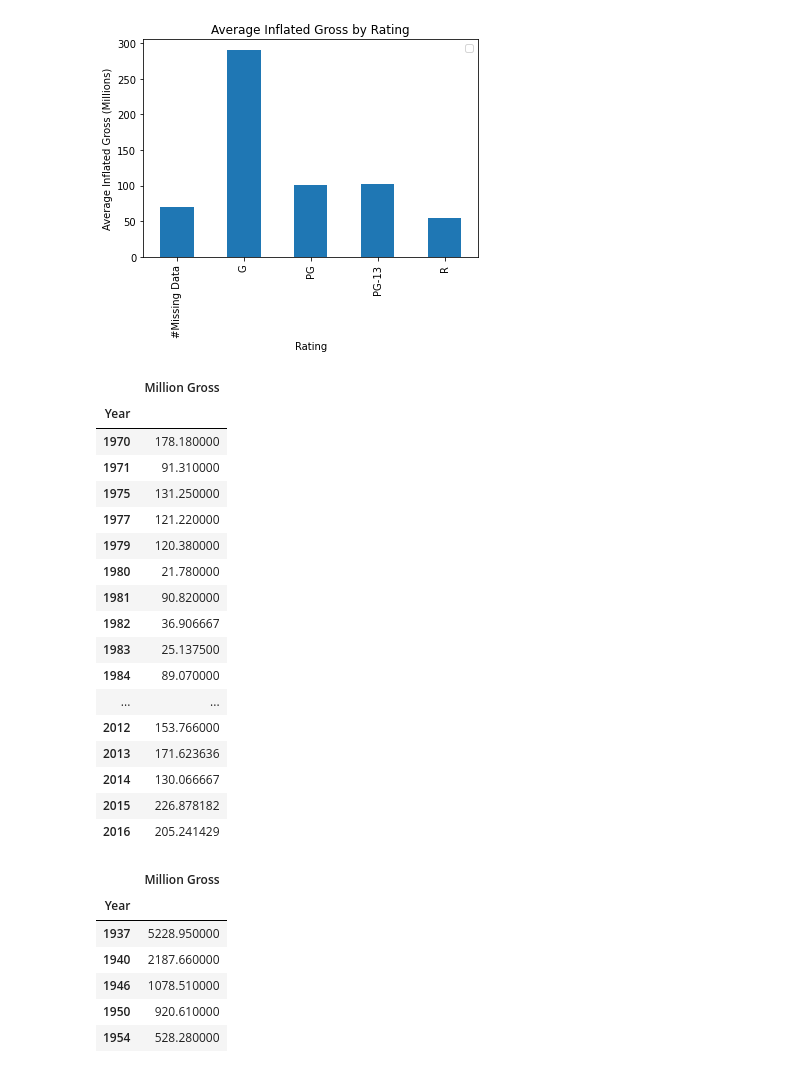
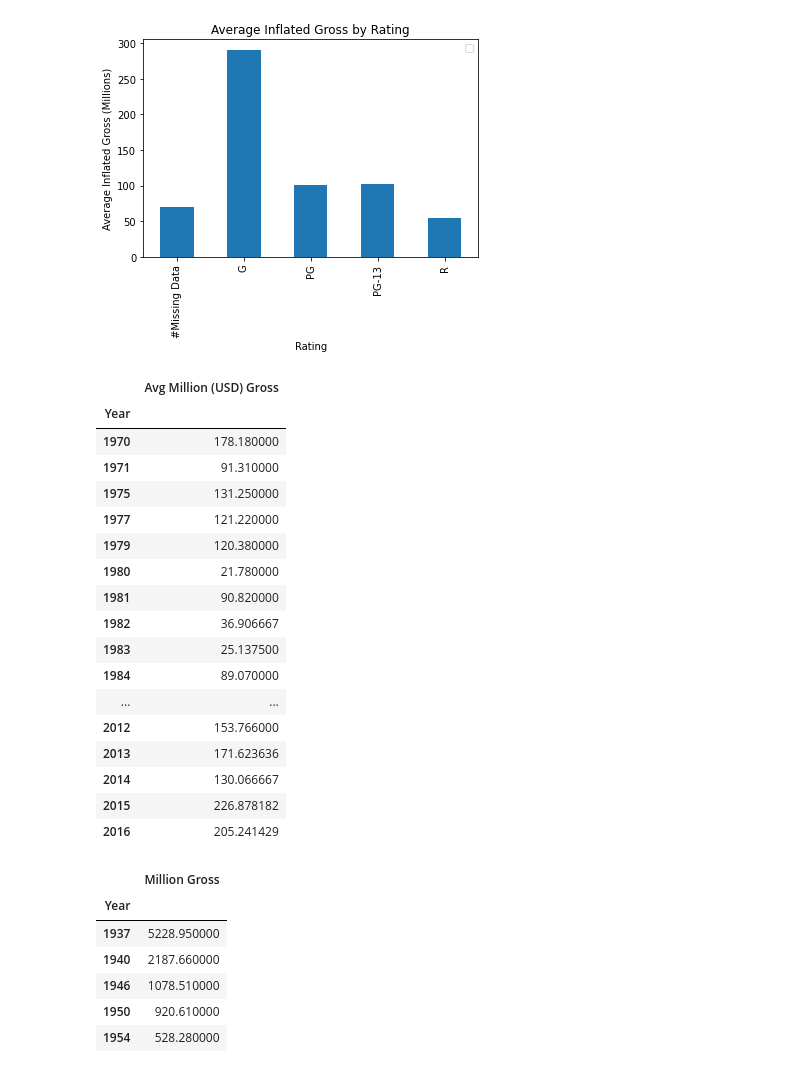
Before and after one commit to Gujaratigirl/butler-groupB-project1, a Jupyter notebook: Disney.ipynb, the cells around one changed output. Cells and saved outputs as stored; diff of their text form; code cells hidden in the pictures.

Commit message:
Tables using 1970-2016 data

```diff
--- a/Disney.ipynb
+++ b/Disney.ipynb
@@ -446,10 +459,11 @@ plt.legend([])
 [figure]
 # %%
 #1970 List
-year_1970_df = pd.DataFrame(disney_clean_1970_df.groupby('Year').mean()['Million Gross'])
-year_1970_df
+year_clean_1970_df = pd.DataFrame(disney_clean_1970_df.groupby('Year').mean()['Million Gross'])
+year_clean_1970_df.rename(columns = {'Million Gross' : 'Avg Million (USD) Gross'}, inplace = True)
+year_clean_1970_df
 # %% [output]
-|  | Million Gross |
+|  | Avg Million (USD) Gross |
 | Year |  |
 | 1970 | 178.180000 |
 | 1971 | 91.310000 |
```
Also changed, not shown: parts of 67 cells of this notebook.
